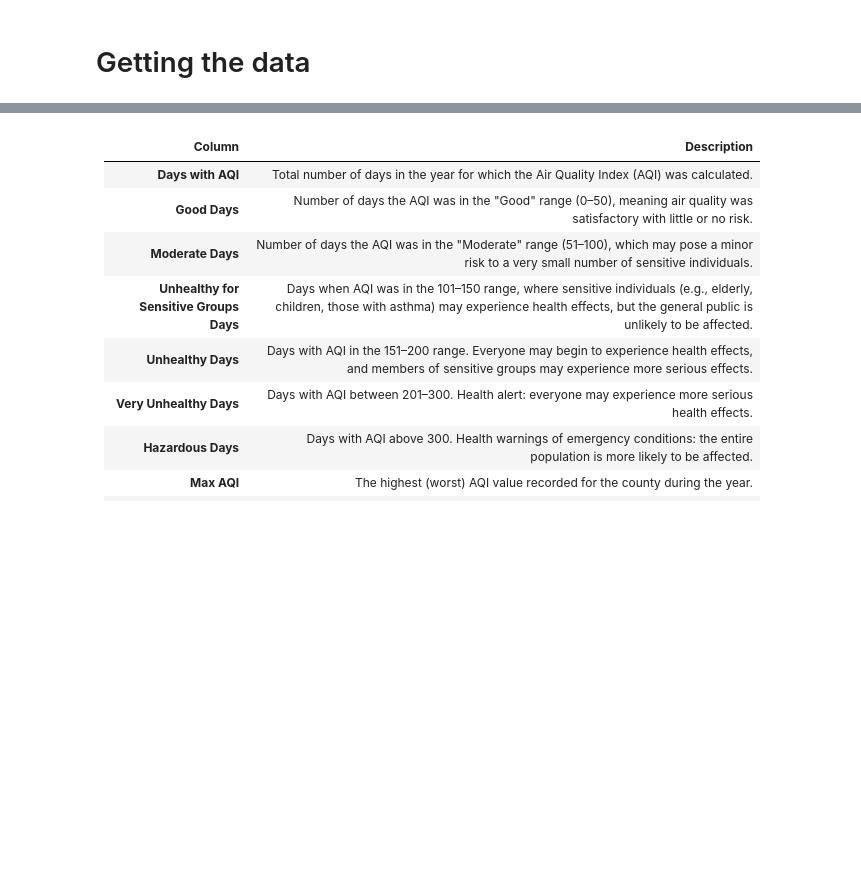
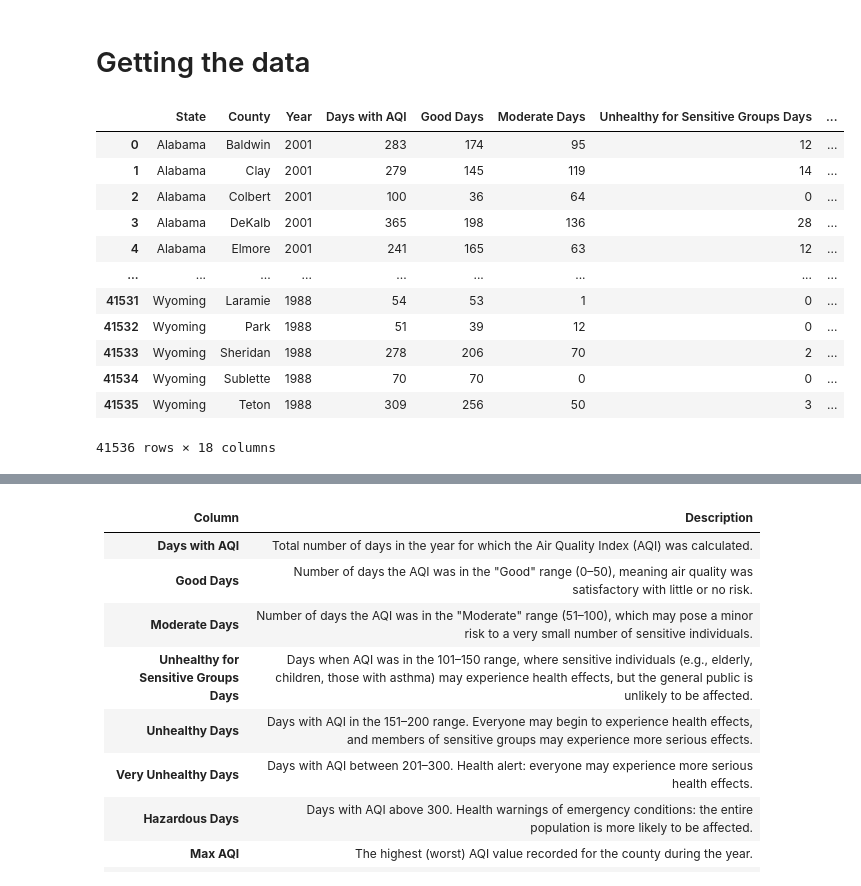
Before and after one commit to ivanrff/AQI-by-EPA, a Jupyter notebook: US_EPA_AQI.ipynb, the cells around one changed output, grey strips where cells are left out. Cells and saved outputs as stored; diff of their text form; code cells hidden in the pictures; blank space fills up the shorter version.

```diff
--- a/US_EPA_AQI.ipynb
+++ b/US_EPA_AQI.ipynb
@@ -89,6 +92,21 @@ final_df.to_csv(f'{output_path}/combined_aqi_by_county.csv', index=False)
 # %%
 # Easy simple way of accessing my datasets
-aqi_df_sharelink = 'https://drive.google.com/file/d/130DVMpCfi1dujuygMyI8bzoP1fvSONvO/view?usp=drive_link' # this is the link received when clicked the Share button in Google Drive
-aqi_df = pd.read_csv('https://drive.google.com/uc?export=download&id='+aqi_df_sharelink.split('/d/')[1].split('/')[0]) # this parses the string from the line above to make a download link
+if 'aqi_df' not in globals():
+    aqi_df_sharelink = 'https://drive.google.com/file/d/130DVMpCfi1dujuygMyI8bzoP1fvSONvO/view?usp=drive_link' # this is the link received when clicked the Share button in Google Drive
+    aqi_df = pd.read_csv('https://drive.google.com/uc?export=download&id='+aqi_df_sharelink.split('/d/')[1].split('/')[0]) # this parses the string from the line above to make a download link
 
-aqi_df = aqi_df[aqi_df['State'] != 'Country Of Mexico'].copy() # dropping Mexico from the analysis
+aqi_df
+# %% [output]
+|  | State | County | Year | Days with AQI | Good Days | Moderate Days | Unhealthy for Sensitive Groups Days | ... |
+| 0 | Alabama | Baldwin | 2001 | 283 | 174 | 95 | 12 | ... |
+| 1 | Alabama | Clay | 2001 | 279 | 145 | 119 | 14 | ... |
+| 2 | Alabama | Colbert | 2001 | 100 | 36 | 64 | 0 | ... |
+| 3 | Alabama | DeKalb | 2001 | 365 | 198 | 136 | 28 | ... |
+| 4 | Alabama | Elmore | 2001 | 241 | 165 | 63 | 12 | ... |
+| ... | ... | ... | ... | ... | ... | ... | ... | ... |
+| 41531 | Wyoming | Laramie | 1988 | 54 | 53 | 1 | 0 | ... |
+| 41532 | Wyoming | Park | 1988 | 51 | 39 | 12 | 0 | ... |
+| 41533 | Wyoming | Sheridan | 1988 | 278 | 206 | 70 | 2 | ... |
+| 41534 | Wyoming | Sublette | 1988 | 70 | 70 | 0 | 0 | ... |
+| 41535 | Wyoming | Teton | 1988 | 309 | 256 | 50 | 3 | ... |
+41536 rows × 18 columns
```
Also changed, not shown: parts of 8 cells of this notebook.
